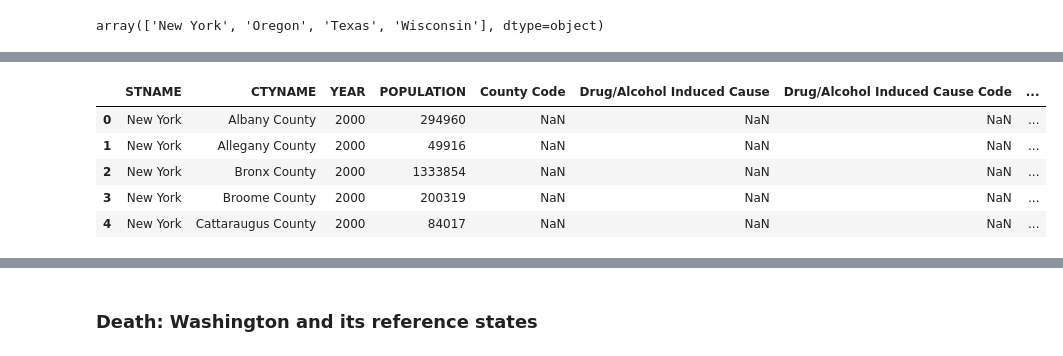
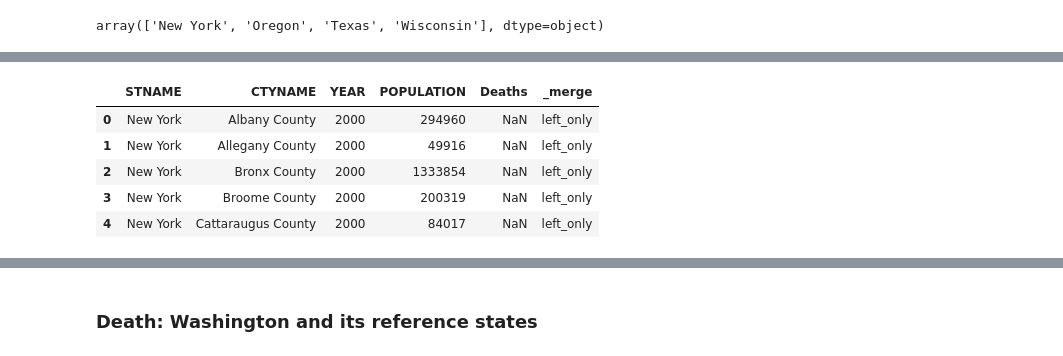
Before and after one commit to YZhu0225/Estimating-the-Impact-of-Opioid-Control-Policies, a Jupyter notebook: 10_code/merge_pop_death.ipynb, the cells around one changed output, grey strips where cells are left out. Saved outputs shown, nothing was run; the diff lists cells and outputs as text; code cells hidden in the pictures.

Commit message:
imputing overdose deaths missing values

```diff
--- a/10_code/merge_pop_death.ipynb
+++ b/10_code/merge_pop_death.ipynb
@@ -129,5 +157,4 @@ assert (tx_death_['STNAME'].unique() == tx_pop['STNAME'].unique()).all()
 tx_death_ = tx_death_.rename(columns={'Year': 'YEAR'})
 
 # remove useless columns: County, Year Code
-tx_death_ = tx_death_.drop(columns=['County', 'Year Code'])
-tx_death_.head()
+tx_death_ = tx_death_.loc[:, [ 'YEAR', 'STNAME', 'CTYNAME','Deaths']]
@@ -140,0 +161,4 @@ tx_death_.head()
+# %%
+# Collapsing the dataset to get total number of deaths per county per year
+tx_agg_death = tx_death_.groupby(['YEAR', 'STNAME', 'CTYNAME'], as_index=False)['Deaths'].sum()
+tx_agg_death.head()
@@ -141,14 +172,14 @@ tx_death_.head()
 # %%
 # merge the two dataframes
-tx_death_pop = pd.merge(tx_pop, tx_death_, how='left', on = ['STNAME', 'CTYNAME', 'YEAR'], indicator=True)
+tx_death_pop = pd.merge(tx_pop, tx_agg_death, how='outer', on = ['STNAME', 'CTYNAME', 'YEAR'], indicator=True)
 tx_death_pop.head()
 # %% [output]
-|  | STNAME | CTYNAME | YEAR | POPULATION | County Code | Drug/Alcohol Induced Cause | Drug/Alcohol Induced Cause Code | ... |
-| 0 | New York | Albany County | 2000 | 294960 | NaN | NaN | NaN | ... |
-| 1 | New York | Allegany County | 2000 | 49916 | NaN | NaN | NaN | ... |
-| 2 | New York | Bronx County | 2000 | 1333854 | NaN | NaN | NaN | ... |
-| 3 | New York | Broome County | 2000 | 200319 | NaN | NaN | NaN | ... |
-| 4 | New York | Cattaraugus County | 2000 | 84017 | NaN | NaN | NaN | ... |
+|  | STNAME | CTYNAME | YEAR | POPULATION | Deaths | _merge |
+| 0 | New York | Albany County | 2000 | 294960 | NaN | left_only |
+| 1 | New York | Allegany County | 2000 | 49916 | NaN | left_only |
+| 2 | New York | Bronx County | 2000 | 1333854 | NaN | left_only |
+| 3 | New York | Broome County | 2000 | 200319 | NaN | left_only |
+| 4 | New York | Cattaraugus County | 2000 | 84017 | NaN | left_only |
 # %%
 # remove the year where we don't have the opoid death data
 min_year = tx_death_['YEAR'].min()
```
Also changed, not shown: parts of 32 cells of this notebook.
